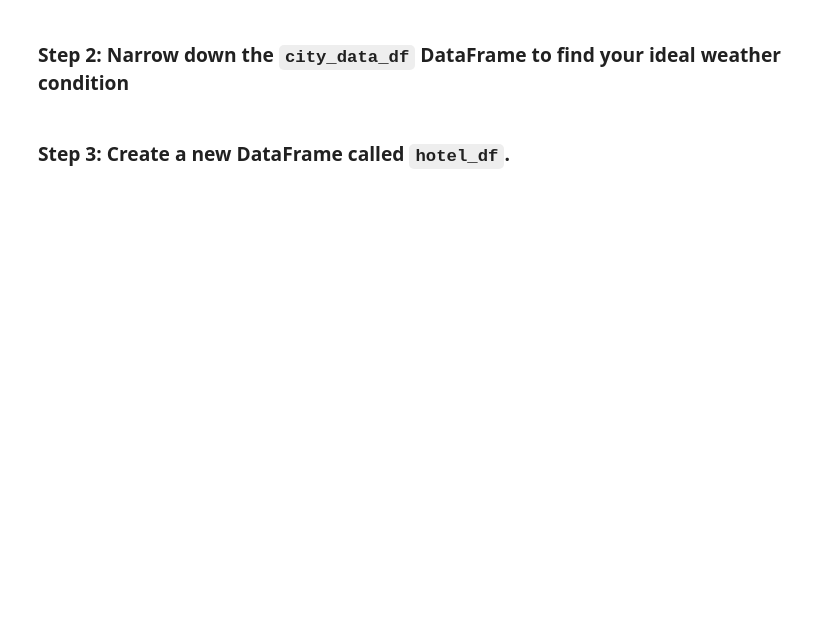
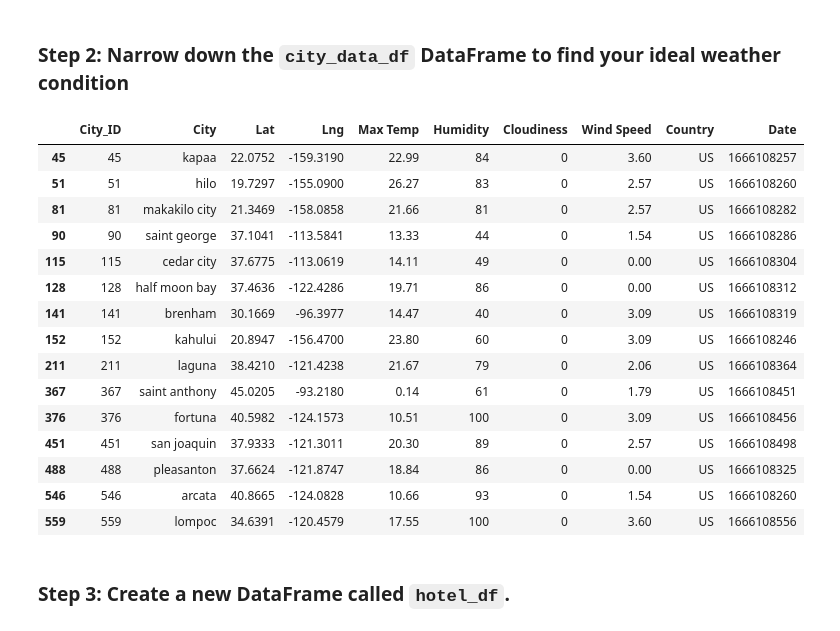
Before and after one commit to Faith-Hall/python-api-challenge, a Jupyter notebook: VacationPy/VacationPyCode.ipynb, the cells around one changed output. Saved outputs shown, nothing was run; the diff lists cells and outputs as text; code cells hidden in the pictures; blank space fills up the shorter version.

```diff
--- a/VacationPy/VacationPyCode.ipynb
+++ b/VacationPy/VacationPyCode.ipynb
@@ -41,13 +53,32 @@ FileNotFoundError: [Errno 2] No such file or directory: 'output_data/cities.csv'
 ### Step 2: Narrow down the `city_data_df` DataFrame to find your ideal weather condition
 # %%
 # Narrow down cities that fit criteria and drop any results with null values
-# YOUR CODE HERE
+city_data_df = city_data_df[(city_data_df["Cloudiness"] == 0)]
+city_data_df = city_data_df[(city_data_df["Country"] == "US")]
+city_data_df = city_data_df[(city_data_df["Wind Speed"] < 4)]
 
 # Drop any rows with null values
-# YOUR CODE HERE
+city_data_df = city_data_df.dropna()
 
 # Display sample data
-# YOUR CODE HERE
+city_data_df
+# %% [output]
+|  | City_ID | City | Lat | Lng | Max Temp | Humidity | Cloudiness | Wind Speed | Country | Date |
+| 45 | 45 | kapaa | 22.0752 | -159.3190 | 22.99 | 84 | 0 | 3.60 | US | 1666108257 |
+| 51 | 51 | hilo | 19.7297 | -155.0900 | 26.27 | 83 | 0 | 2.57 | US | 1666108260 |
+| 81 | 81 | makakilo city | 21.3469 | -158.0858 | 21.66 | 81 | 0 | 2.57 | US | 1666108282 |
+| 90 | 90 | saint george | 37.1041 | -113.5841 | 13.33 | 44 | 0 | 1.54 | US | 1666108286 |
+| 115 | 115 | cedar city | 37.6775 | -113.0619 | 14.11 | 49 | 0 | 0.00 | US | 1666108304 |
+| 128 | 128 | half moon bay | 37.4636 | -122.4286 | 19.71 | 86 | 0 | 0.00 | US | 1666108312 |
+| 141 | 141 | brenham | 30.1669 | -96.3977 | 14.47 | 40 | 0 | 3.09 | US | 1666108319 |
+| 152 | 152 | kahului | 20.8947 | -156.4700 | 23.80 | 60 | 0 | 3.09 | US | 1666108246 |
+| 211 | 211 | laguna | 38.4210 | -121.4238 | 21.67 | 79 | 0 | 2.06 | US | 1666108364 |
+| 367 | 367 | saint anthony | 45.0205 | -93.2180 | 0.14 | 61 | 0 | 1.79 | US | 1666108451 |
+| 376 | 376 | fortuna | 40.5982 | -124.1573 | 10.51 | 100 | 0 | 3.09 | US | 1666108456 |
+| 451 | 451 | san joaquin | 37.9333 | -121.3011 | 20.30 | 89 | 0 | 2.57 | US | 1666108498 |
+| 488 | 488 | pleasanton | 37.6624 | -121.8747 | 18.84 | 86 | 0 | 0.00 | US | 1666108325 |
+| 546 | 546 | arcata | 40.8665 | -124.0828 | 10.66 | 93 | 0 | 1.54 | US | 1666108260 |
+| 559 | 559 | lompoc | 34.6391 | -120.4579 | 17.55 | 100 | 0 | 3.60 | US | 1666108556 |
 # %% [markdown]
 ### Step 3: Create a new DataFrame called `hotel_df`.
 # %%
```
Also changed, not shown: parts of 8 cells of this notebook, 10 other files.
